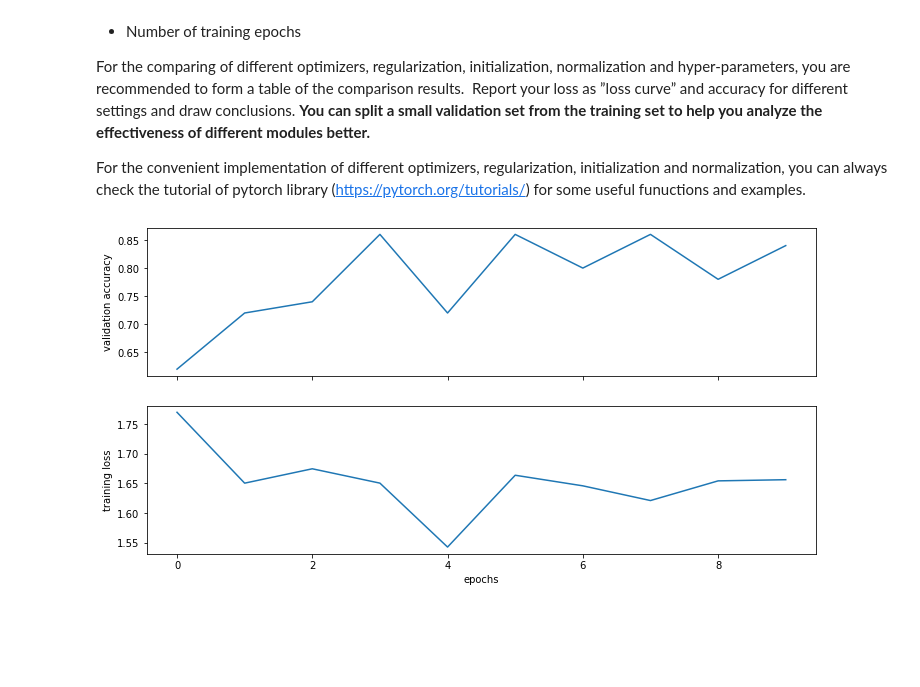
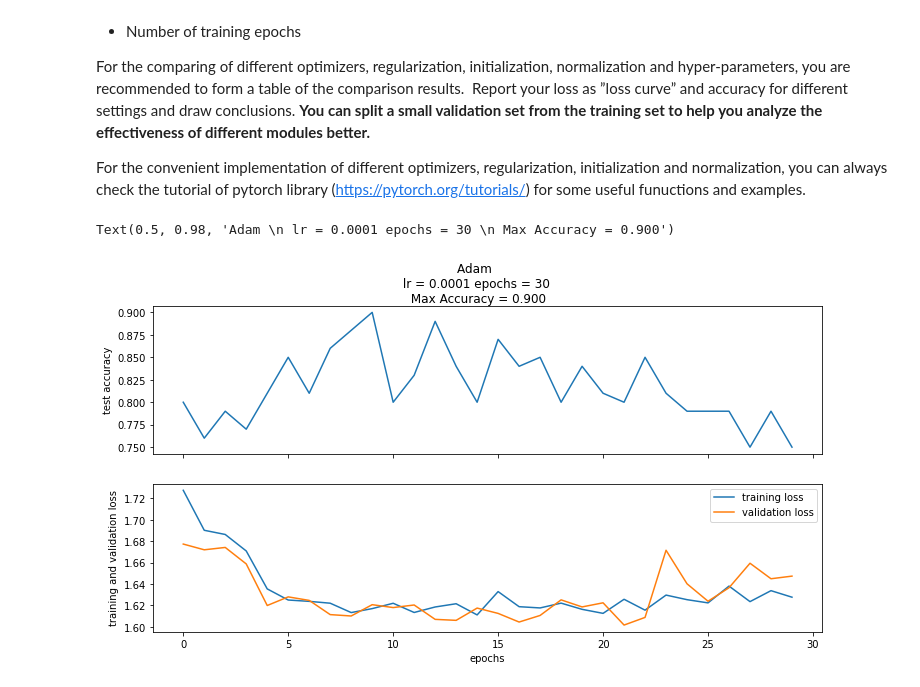
Before and after one commit to egagli/amath563, a Jupyter notebook: labs/3/Lab3.ipynb, the cells around one changed output. Saved outputs shown, nothing was run; the diff lists cells and outputs as text; code cells hidden in the pictures; blank space fills up the shorter version.

```diff
--- a/labs/3/Lab3.ipynb
+++ b/labs/3/Lab3.ipynb
@@ -66,13 +66,14 @@ class Network(nn.Module):
   def __init__(self,input_dim): #Can provide additional inputs for initialization
     #Define the network layer(s) and activation function(s)
     super(Network, self).__init__()
-    self.layer1 = nn.Linear(input_dim, 100)
-    self.layer2 = nn.Linear(100, 100)
-    self.layer3 = nn.Linear(100, 100)
-    self.layer4 = nn.Linear(100, 10)
+    self.layer1 = nn.Linear(input_dim, 300)
+    self.layer2 = nn.Linear(300, 150)
+    self.layer3 = nn.Linear(150, 75)
+    self.layer4 = nn.Linear(75, 10)
   def forward(self, input):
     #How does your model process the input?
-    x = F.relu(self.layer1(input))
+    x = input.view(input.shape[0],-1)
+    x = F.relu(self.layer1(x))
     x = F.relu(self.layer2(x))
     x = F.relu(self.layer3(x))
     output = F.softmax(self.layer4(x), dim=1)
@@ -119,10 +124,14 @@ for epoch in tqdm.trange(epochs):
 # %%
 fig, (ax1, ax2) = plt.subplots(2, figsize=(12, 6), sharex=True)
 
 ax1.plot(accuracy_list)
-ax1.set_ylabel("validation accuracy")
-ax2.plot(loss_list)
-ax2.set_ylabel("training loss")
+ax1.set_ylabel("test accuracy")
+ax2.plot(train_loss_list,label='training loss')
+ax2.plot(val_loss_list,label='validation loss')
+ax2.legend()
+ax2.set_ylabel("training and validation loss")
 ax2.set_xlabel("epochs");
+fig.suptitle(f'Adam \n lr = 0.0001 epochs = {epochs} \n Max Accuracy = {max(accuracy_list):.3f}')
 # %% [output]
+Text(0.5, 0.98, 'Adam \n lr = 0.0001 epochs = 30 \n Max Accuracy = 0.900')
-[figure, old version]
+[figure, new version]
```
Also changed, not shown: parts of 11 cells of this notebook.
